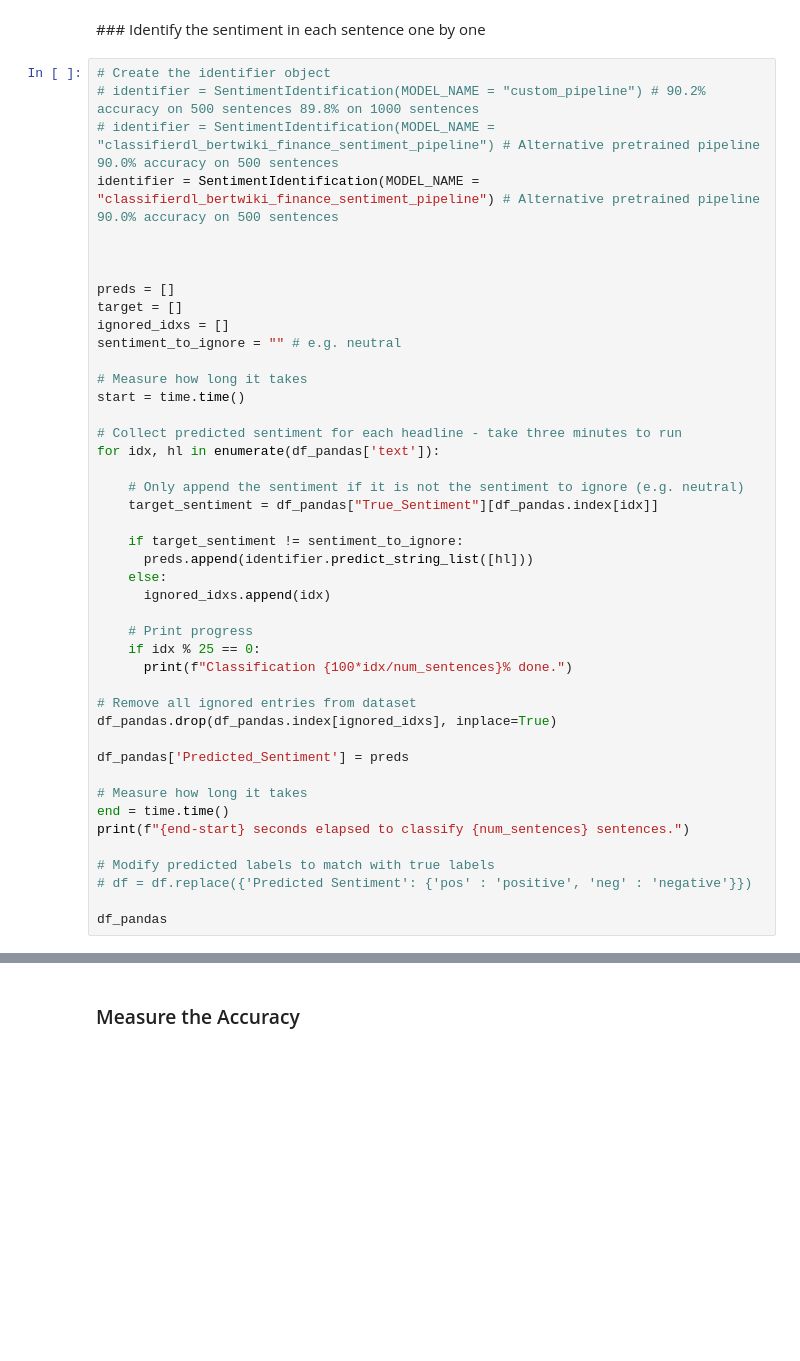
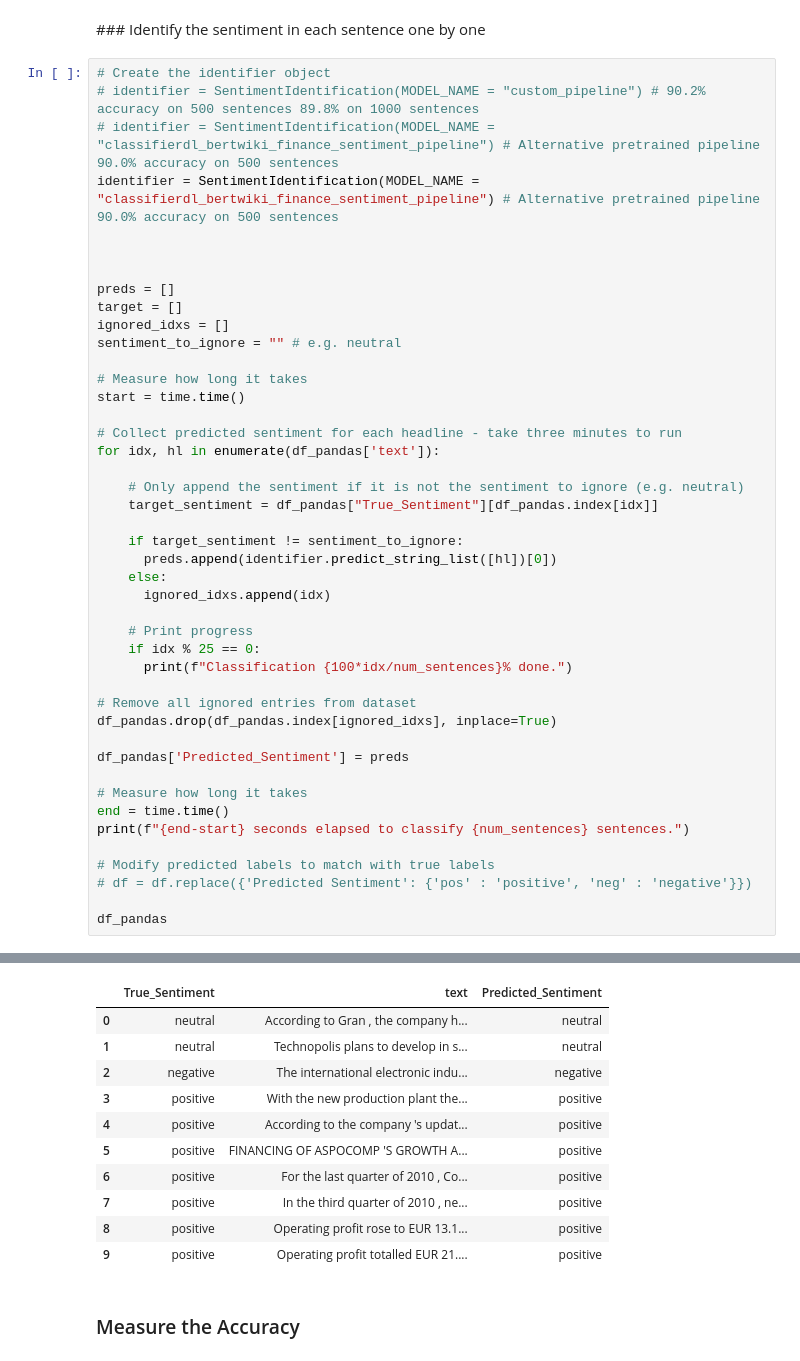
Before and after one commit to Brand-Sentiment-Tracking/dev-sentiment-package, a Jupyter notebook: johnsnow/Integrated_John_Snow.ipynb, the cells around one changed output, grey strips where cells are left out. Saved outputs shown, nothing was run; the diff lists cells and outputs as text; blank space fills up the shorter version.

```diff
--- a/johnsnow/Integrated_John_Snow.ipynb
+++ b/johnsnow/Integrated_John_Snow.ipynb
@@ -670,7 +671,7 @@ for idx, hl in enumerate(df_pandas['text']):
     target_sentiment = df_pandas["True_Sentiment"][df_pandas.index[idx]]
 
     if target_sentiment != sentiment_to_ignore:
-      preds.append(identifier.predict_string_list([hl]))
+      preds.append(identifier.predict_string_list([hl])[0])
     else:
       ignored_idxs.append(idx)
 
@@ -691,3 +692,4 @@ print(f"{end-start} seconds elapsed to classify {num_sentences} sentences.")
 # df = df.replace({'Predicted Sentiment': {'pos' : 'positive', 'neg' : 'negative'}})
 
 df_pandas
+# %% [output]
@@ -694,3 +701,14 @@ df_pandas
+|  | True_Sentiment | text | Predicted_Sentiment |
+| 0 | neutral | According to Gran , the company h... | neutral |
+| 1 | neutral | Technopolis plans to develop in s... | neutral |
+| 2 | negative | The international electronic indu... | negative |
+| 3 | positive | With the new production plant the... | positive |
+| 4 | positive | According to the company 's updat... | positive |
+| 5 | positive | FINANCING OF ASPOCOMP 'S GROWTH A... | positive |
+| 6 | positive | For the last quarter of 2010 , Co... | positive |
+| 7 | positive | In the third quarter of 2010 , ne... | positive |
+| 8 | positive | Operating profit rose to EUR 13.1... | positive |
+| 9 | positive | Operating profit totalled EUR 21.... | positive |
 # %% [markdown]
 ### Measure the Accuracy
 # %%
```
Also changed, not shown: parts of 12 cells of this notebook.
